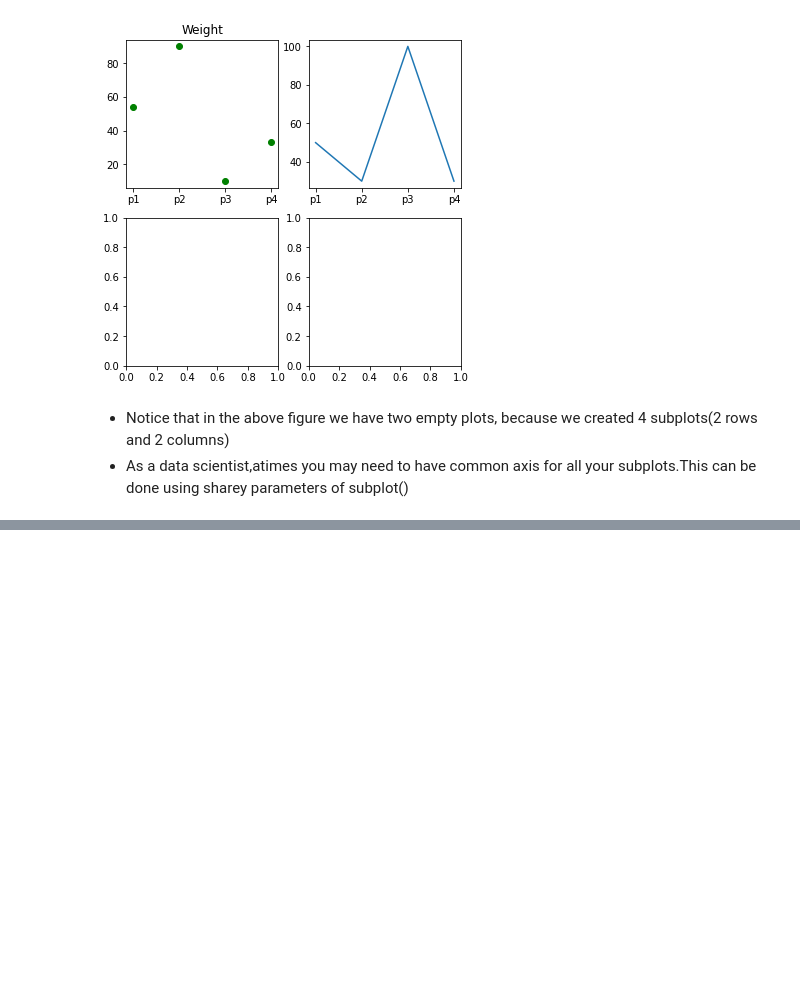
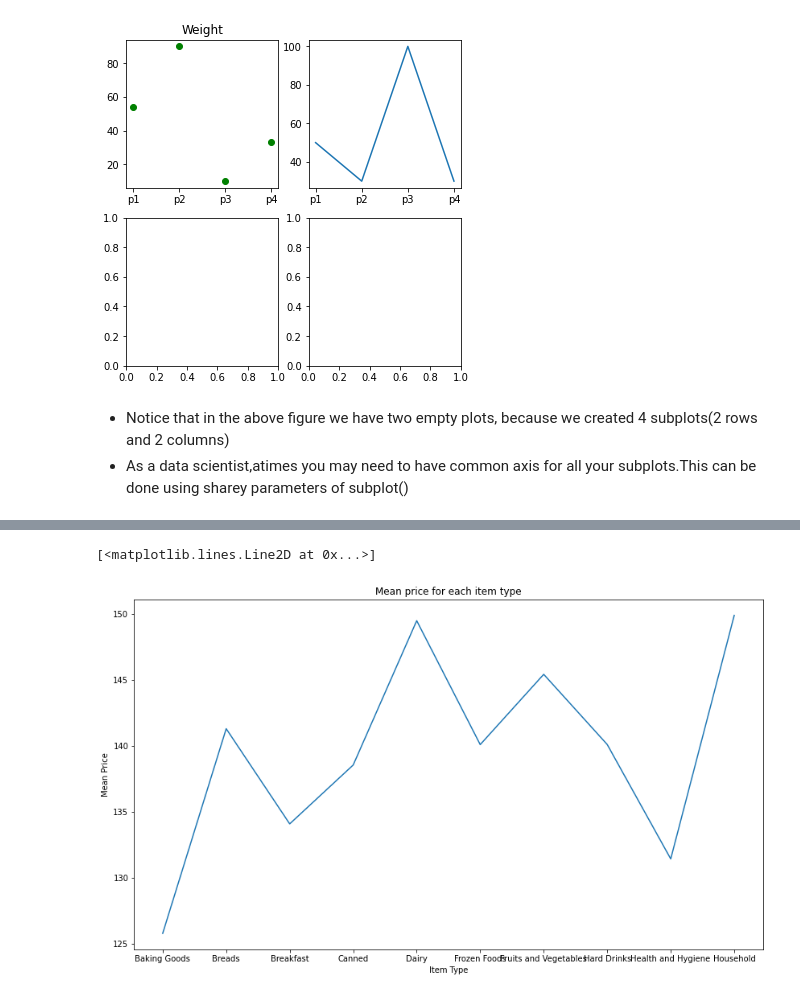
Before and after one commit to peterwainah/Data_analysi, a Jupyter notebook: Data Visualization .ipynb, the cells around one changed output, grey strips where cells are left out. Cells and saved outputs as stored; diff of their text form; code cells hidden in the pictures; blank space fills up the shorter version.

Commit message:
Implementing Line chart,histogram,box plot,violin plot,scatter plot and bubble plot

```diff
--- a/Data Visualization .ipynb
+++ b/Data Visualization .ipynb
@@ -124,0 +125,6 @@ ax[1].set_xticklabels(labels=['p1','p2','p3','p4']);
+# %%
+# read data set
+Bm = pd.read_csv('data/bigmart_data.csv')
+# drop null values
+Bm = Bm.dropna(how="any")
+Bm.head()
@@ -124,0 +159,19 @@ ax[1].set_xticklabels(labels=['p1','p2','p3','p4']);
+# %%
+# mean price based on item type
+price_by_item=Bm.groupby('Item_Type').Item_MRP.mean()[:10]
+x = price_by_item.index.tolist()
+y = price_by_item.values.tolist()
+
+# set figure size
+plt.figure(figsize=(14, 8))
+# set title
+plt.title('Mean price for each item type')
+# set axis labels
+plt.xlabel('Item Type')
+plt.ylabel('Mean Price')
+# set xticks
+plt.xticks(labels=x, ticks=np.arange(len(x)))
+plt.plot(x,y)
+# %% [output]
+[<matplotlib.lines.Line2D at 0x...>]
+[figure, added]
```
Also changed, not shown: parts of 19 cells of this notebook.
